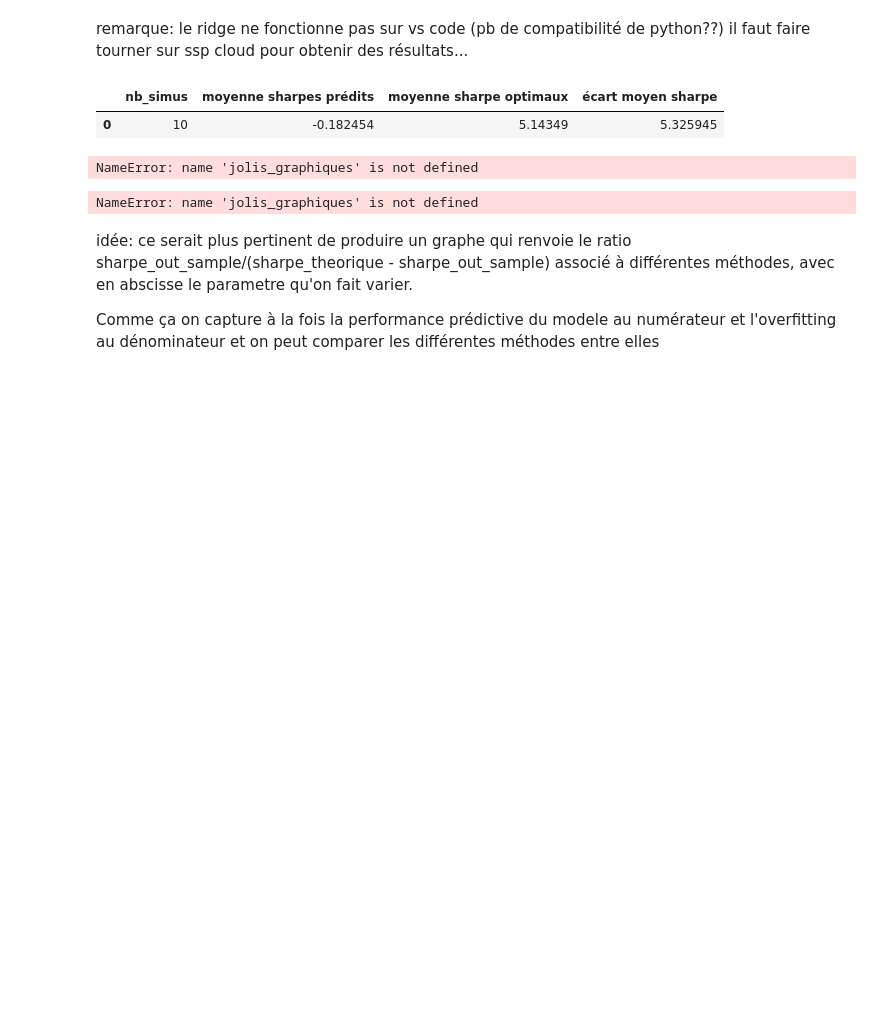
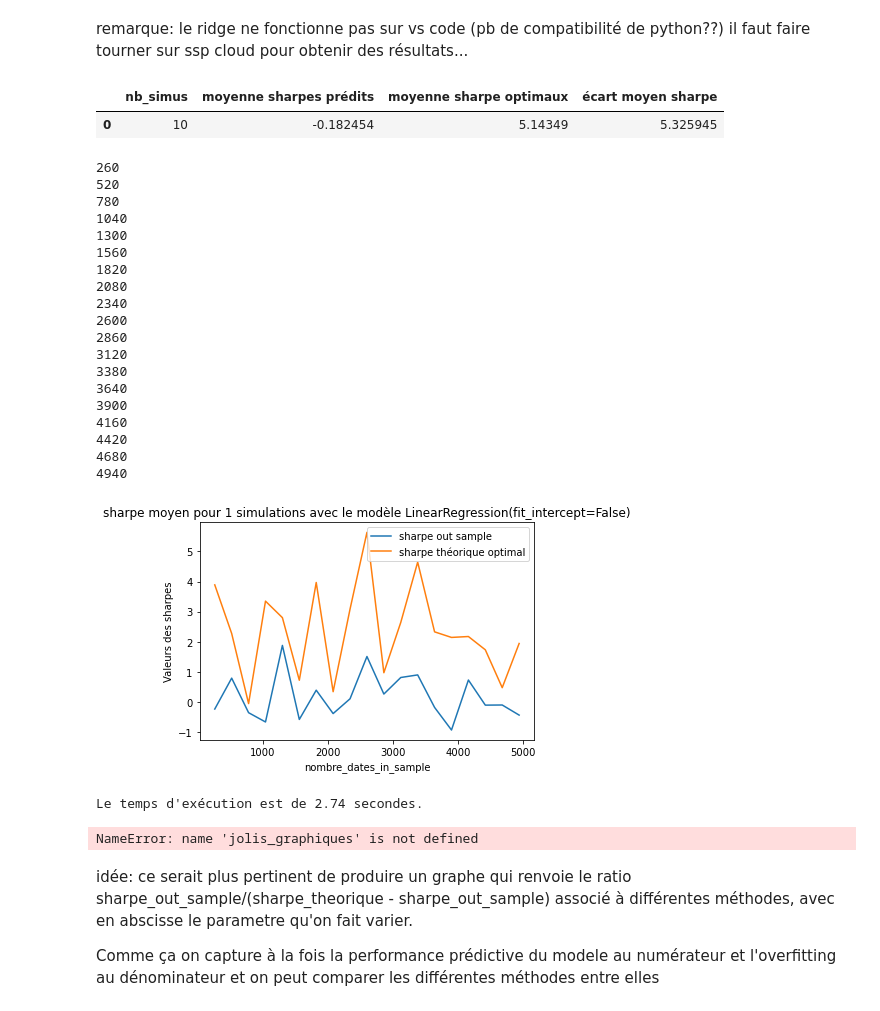
Before and after one commit to PyTomSss/StatApp_M1_ENSAE, a Jupyter notebook: Brouillon_Jean-Lou/modele avec signaux fonctions.ipynb, the cells around one changed output. Drawn from its saved outputs; the diff is of its cells as text; code cells hidden in the pictures; blank space fills up the shorter version.

```diff
--- a/Brouillon_Jean-Lou/modele avec signaux fonctions.ipynb
+++ b/Brouillon_Jean-Lou/modele avec signaux fonctions.ipynb
@@ -204,7 +205,7 @@ x
 |  | nb_simus | moyenne sharpes prédits | moyenne sharpe optimaux | écart moyen sharpe |
 | 0 | 10 | -0.182454 | 5.14349 | 5.325945 |
 # %%
-def jolis_graphiques(modele, parametre_en_abscisse, min_abscisse, max_abscisse,pas, nb_simus,nb_signals,nb_dates_in_sample,nb_dates_out_sample,nb_assets,vol_assets,
+def jolis_graphiques(modele, nom_graphe,parametre_en_abscisse, min_abscisse, max_abscisse,pas, nb_simus,nb_signals,nb_dates_in_sample,nb_dates_out_sample,nb_assets,vol_assets,
                       correl_assets,vol_signals,correl_signals,signal_to_noise,rank_betas):
 
 
@@ -336,7 +337,7 @@ def jolis_graphiques(modele, parametre_en_abscisse, min_abscisse, max_abscisse,p
 
     plt.plot(abscisse, sharpe_os, label='sharpe out sample')
     plt.plot(abscisse, sharpe_theo, label='sharpe théorique optimal')
-    plt.plot(abscisse, ecart_sharpe, label='écart entre sharpe OS et théorique')
+    #plt.plot(abscisse, ecart_sharpe, label='écart entre sharpe OS et théorique')
 
     # Ajouter des labels et un titre
     plt.xlabel(parametre_en_abscisse)
@@ -346,12 +347,58 @@ def jolis_graphiques(modele, parametre_en_abscisse, min_abscisse, max_abscisse,p
     # Ajouter une légende
     plt.legend()
 
+
+    chemin_sauvegarde = os.path.join('C:\\Users\\jean-\Desktop\\Cours ENSAE\\statapp\\graphiques statapp sharpes modele signal\\', f"{nom_graphe}.png")
+
+
+    plt.savefig(chemin_sauvegarde, dpi=300)
+
     # Afficher le tracé
     plt.show()
 
     end_time = time.time()
     execution_time = end_time - start_time
     print("Le temps d'exécution est de {:.2f} secondes.".format(execution_time))
+# %%
+jolis_graphiques(modele=LinearRegression(fit_intercept=False),
+                 nom_graphe='testmort',
+                 parametre_en_abscisse='nombre_dates_in_sample',
+                 min_abscisse=260,
+                 max_abscisse=260*20,
+                 pas=260,
+                 nb_simus=1,
+                 nb_signals=100,
+                 nb_dates_in_sample=1300,
+                 nb_dates_out_sample=260,
+                 nb_assets=20,
+                 vol_assets=0.2/16,
+                 correl_assets=0.8,
+                 vol_signals=0.2/16,
+                 correl_signals=0.8,
+                 signal_to_noise=0.001,
+                 rank_betas=5)
+# %% [output]
+260
+520
+780
+1040
+1300
+1560
+1820
+2080
+2340
+2600
+2860
+3120
+3380
+3640
+3900
+4160
+4420
+4680
+4940
+[figure, added]
+Le temps d'exécution est de 2.74 secondes.
 # %%
 jolis_graphiques(modele=LinearRegression(fit_intercept=False),
                  parametre_en_abscisse='nombre_dates_in_sample',
@@ -371,25 +418,6 @@ jolis_graphiques(modele=LinearRegression(fit_intercept=False),
                  rank_betas=5)
 # %% [output]
 NameError: name 'jolis_graphiques' is not defined
-# %%
-jolis_graphiques(modele=Ridge(fit_intercept=False),
-                 parametre_en_abscisse='nombre_dates_in_sample',
-                 min_abscisse=260,
-                 max_abscisse=260*20,
-                 pas=260,
-                 nb_simus=1000,
-                 nb_signals=100,
-                 nb_dates_in_sample=1300,
-                 nb_dates_out_sample=260,
-                 nb_assets=80,
-                 vol_assets=0.2/16,
-                 correl_assets=0.8,
-                 vol_signals=0.2/16,
-                 correl_signals=0.8,
-                 signal_to_noise=0.001,
-                 rank_betas=5)
-# %% [output]
-NameError: name 'jolis_graphiques' is not defined
 # %% [markdown]
 idée: ce serait plus pertinent de produire un graphe qui renvoie le ratio sharpe_out_sample/(sharpe_theorique - sharpe_out_sample) associé à différentes méthodes, avec en abscisse le parametre qu'on fait varier.
 
```
Also changed, not shown: parts of 1 cell of this notebook.
